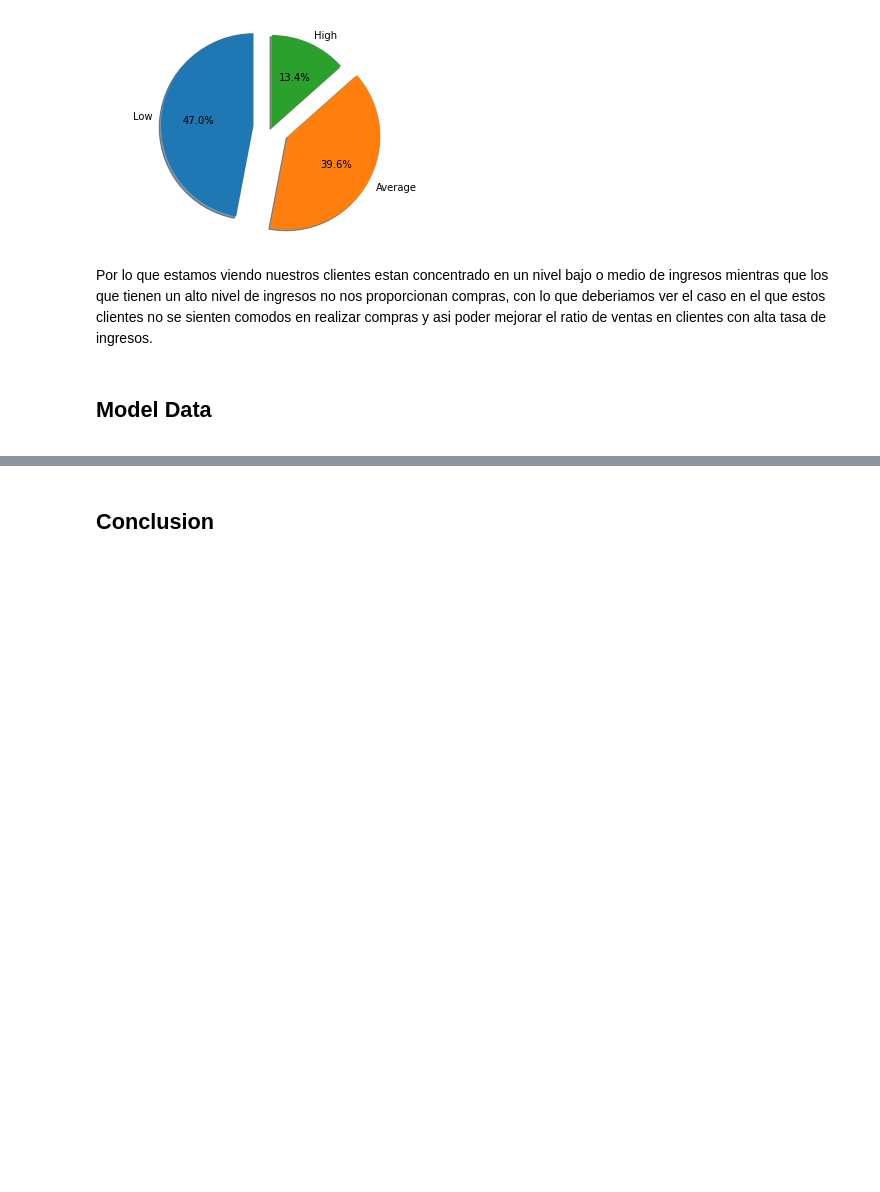
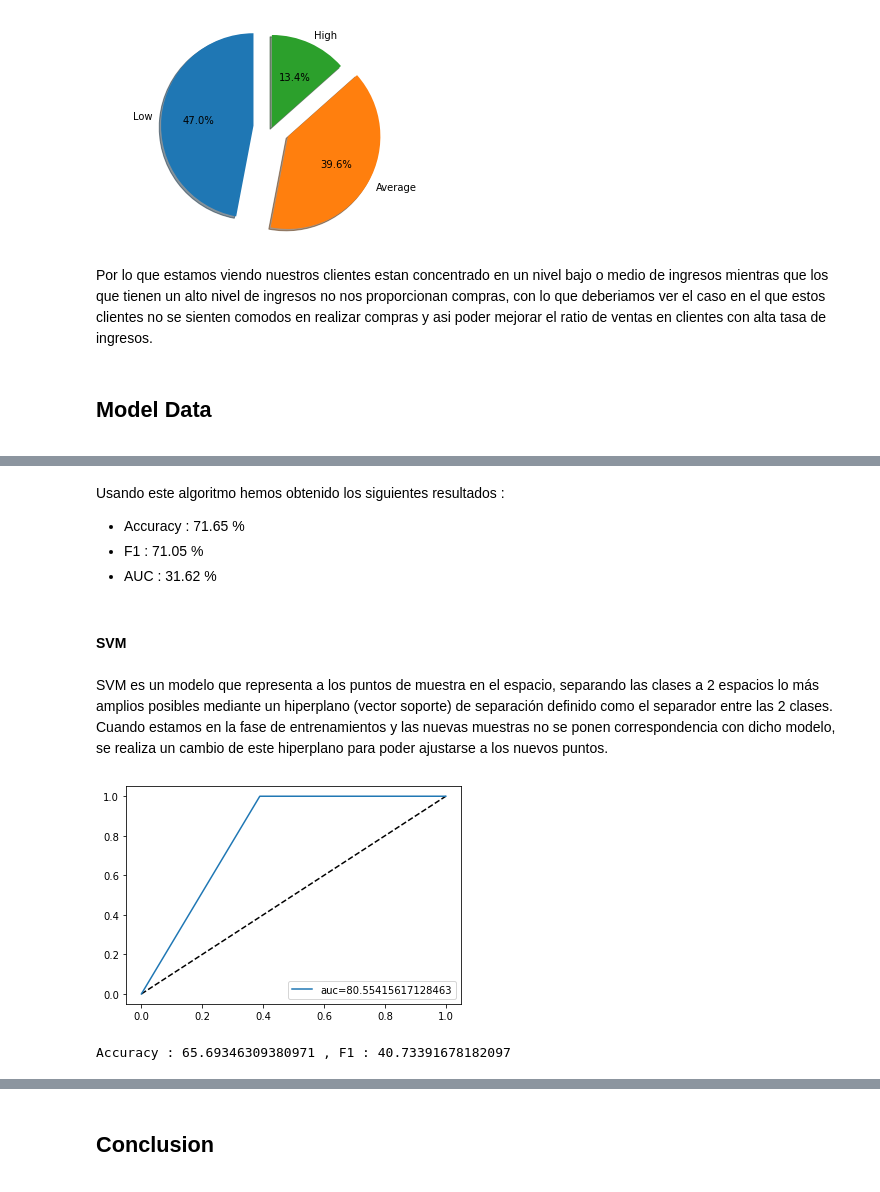
Before and after one commit to DaniMG95/Starbucks_Capstone, a Jupyter notebook: Starbucks_Capstone_notebook.ipynb, the cells around one changed output, grey strips where cells are left out. Drawn from its saved outputs; the diff is of its cells as text; code cells hidden in the pictures; blank space fills up the shorter version.

```diff
--- a/Starbucks_Capstone_notebook.ipynb
+++ b/Starbucks_Capstone_notebook.ipynb
@@ -572,0 +729,22 @@ Por lo que estamos viendo nuestros clientes estan concentrado en un nivel bajo o
+# %% [markdown]
+Usando este algoritmo hemos obtenido los siguientes resultados :
+* Accuracy : 71.65 %
+* F1 : 71.05 %
+* AUC : 31.62 %
+# %% [markdown]
+#### SVM
+# %% [markdown]
+SVM es un modelo que representa a los puntos de muestra en el espacio, separando las clases a 2 espacios lo más amplios posibles mediante un hiperplano (vector soporte) de separación definido como el separador entre las 2 clases. Cuando estamos en la fase de entrenamientos y las nuevas muestras no se ponen correspondencia con dicho modelo, se realiza un cambio de este hiperplano para poder ajustarse a los nuevos puntos.
+# %%
+from sklearn import svm
+parameters = {
+        'kernel': ["linear", "poly", "rbf"],
+    }
+clf = svm.SVC(random_state=42,class_weight='balanced')
+clf,accurracy_svc,f1_svc,auc_svc=evaluate(X_train,X_test,y_train,y_test,parameters,clf)
+accuracy.append(accurracy_svc)
+f1.append(f1_svc)
+auc.append(auc_svc)
+# %% [output]
+[figure, added]
+Accuracy : 65.69346309380971 , F1 : 40.73391678182097
```
Also changed, not shown: parts of 39 cells of this notebook.
